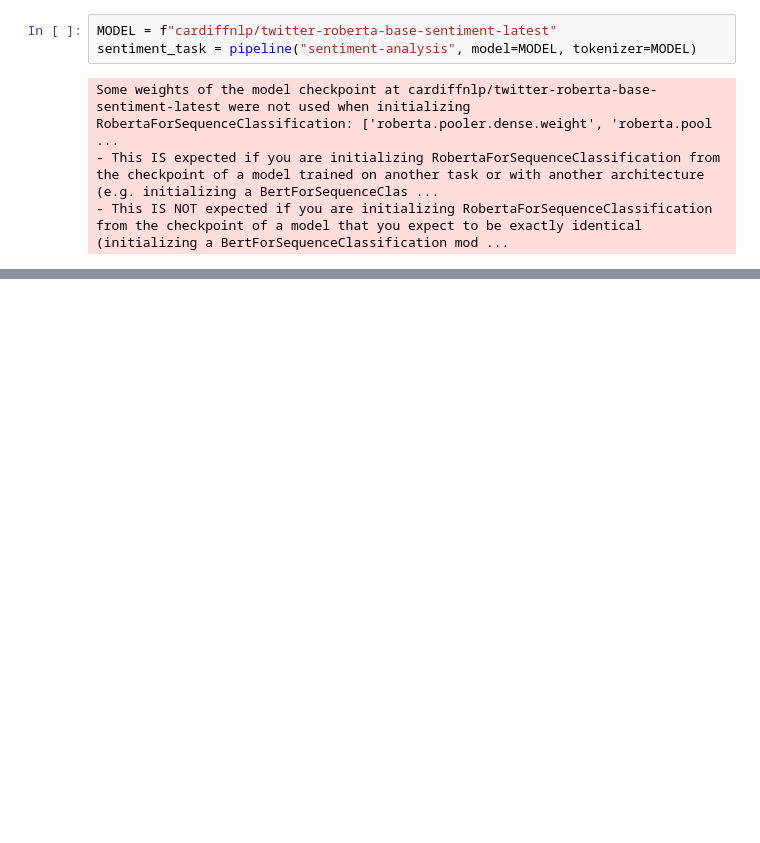
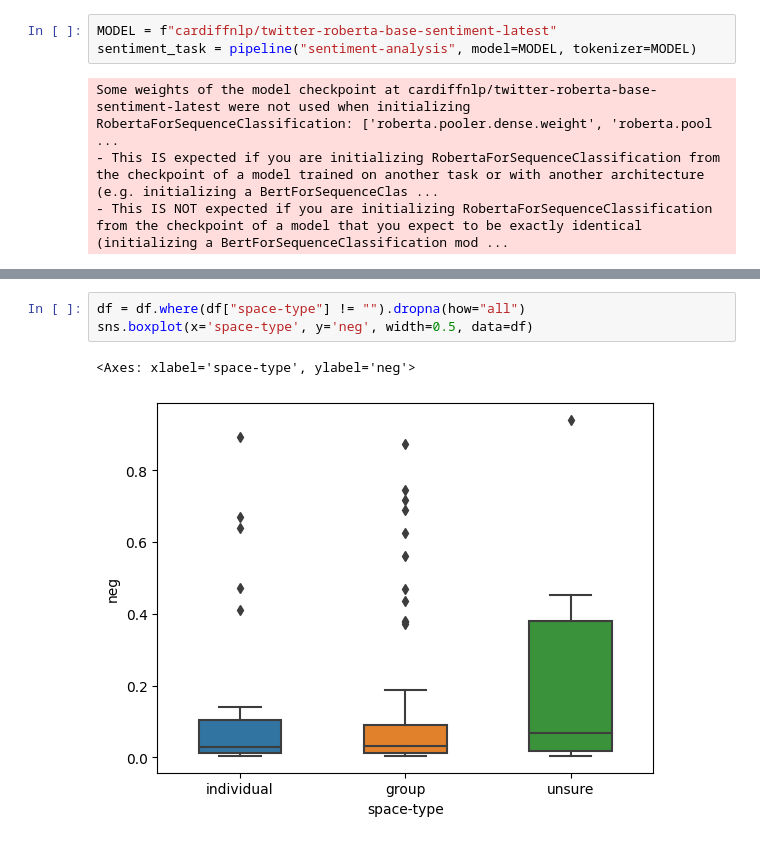
Before and after one commit to shrutirao94/language-comfort-emotions, a Jupyter notebook: sentiment-analysis.ipynb, the cells around one changed output, grey strips where cells are left out. Drawn from its saved outputs; the diff is of its cells as text; blank space fills up the shorter version.

```diff
--- a/sentiment-analysis.ipynb
+++ b/sentiment-analysis.ipynb
@@ -96,0 +230,6 @@ plot_sentiment_analysis(df_emo)
+# %%
+df = df.where(df["space-type"] != "").dropna(how="all")
+sns.boxplot(x='space-type', y='neg', width=0.5, data=df)
+# %% [output]
+<Axes: xlabel='space-type', ylabel='neg'>
+[figure, added]
```
Also changed, not shown: parts of 17 cells of this notebook, 1 other file.
